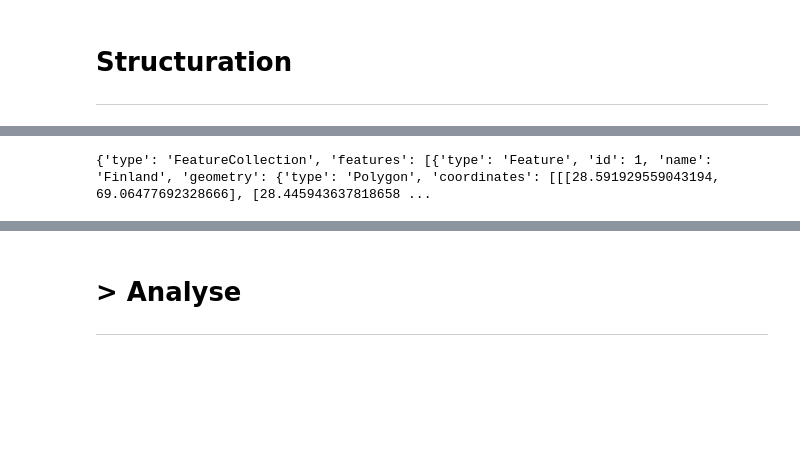
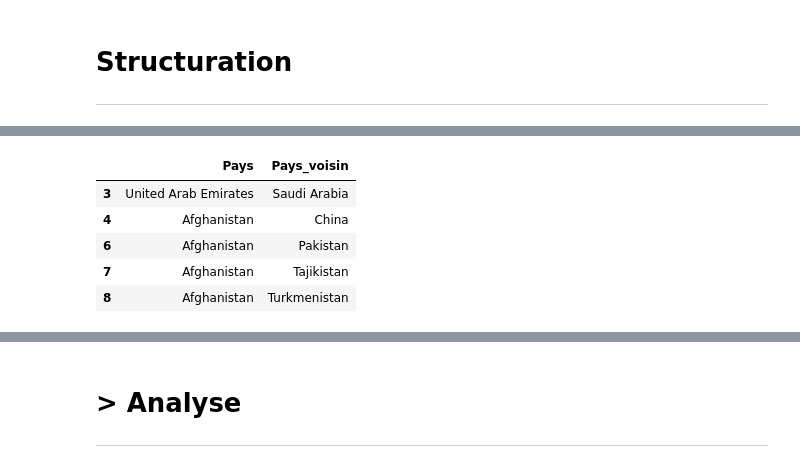
Before and after one commit to Yann-Fournier/Analyse_et_Exploration_de_donn-es-B3, a Jupyter notebook: DM/Happiness.ipynb, the cells around one changed output, grey strips where cells are left out. Cells and saved outputs as stored; diff of their text form; code cells hidden in the pictures; blank space fills up the shorter version.

```diff
--- a/DM/Happiness.ipynb
+++ b/DM/Happiness.ipynb
@@ -158,6 +175,15 @@ for i in range (1,len(rank)+1):
             pays["name"] = WorldMapJson["features"][y]["properties"]["geounit"]
             pays["geometry"] = WorldMapJson["features"][y]["geometry"]
             WorldMap["features"].append(pays)
-print(WorldMap)
+# print(WorldMap)
-# %% [output]
-{'type': 'FeatureCollection', 'features': [{'type': 'Feature', 'id': 1, 'name': 'Finland', 'geometry': {'type': 'Polygon', 'coordinates': [[[28.591929559043194, 69.06477692328666], [28.445943637818658 ...
+# %%
+# filtrage des pays pour lesquels on a des données sur le bonheur
+df_border_filtred = df_border[df_border["Pays"].isin(df_for_analyse["Country or region"]) & df_border["Pays_voisin"].isin(df_for_analyse["Country or region"])]
+df_border_filtred.head()
+# %% [output]
+|  | Pays | Pays_voisin |
+| 3 | United Arab Emirates | Saudi Arabia |
+| 4 | Afghanistan | China |
+| 6 | Afghanistan | Pakistan |
+| 7 | Afghanistan | Tajikistan |
+| 8 | Afghanistan | Turkmenistan |
```
Also changed, not shown: parts of 10 cells of this notebook, 2 other files.
